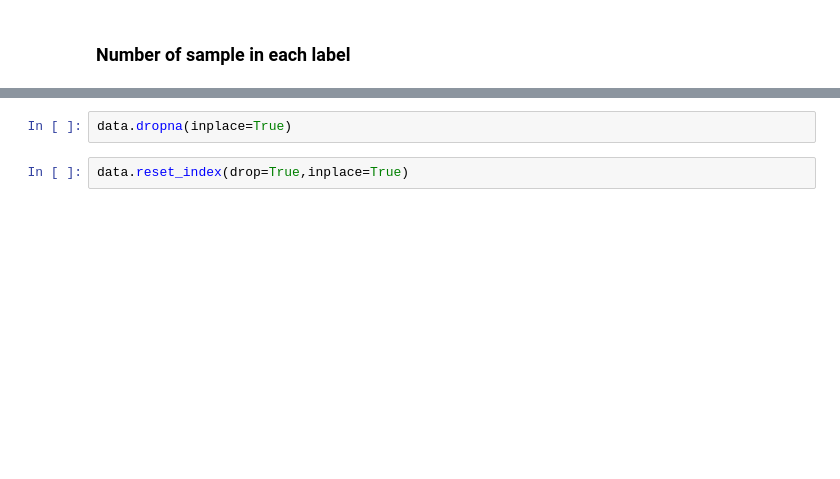
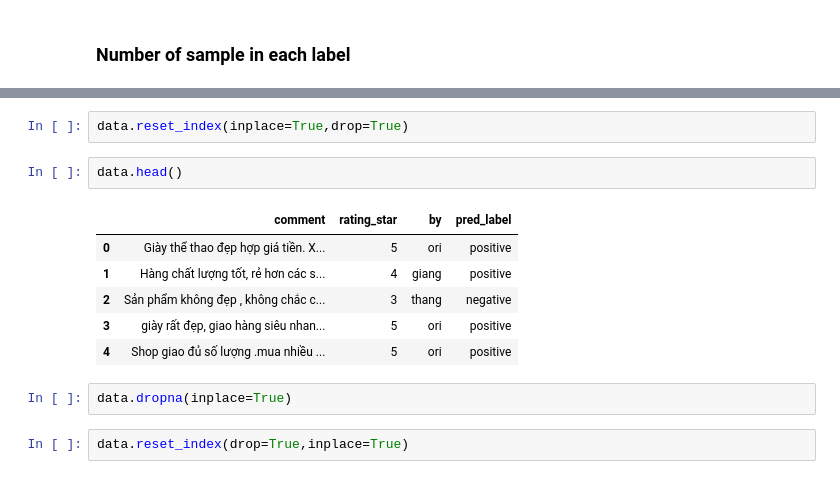
Before and after one commit to daominhkhanh20/WebMiningProject, a Jupyter notebook: EDA/eda.ipynb, the cells around one changed output, grey strips where cells are left out. Cells and saved outputs as stored; diff of their text form; blank space fills up the shorter version.

```diff
--- a/EDA/eda.ipynb
+++ b/EDA/eda.ipynb
@@ -18,3 +23,14 @@ data = data[data['rating_star'].isin([1, 2, 3])]
+# %%
+data.reset_index(inplace=True,drop=True)
+# %%
+data.head()
+# %% [output]
+|  | comment | rating_star | by | pred_label |
+| 0 | Giày thể thao đẹp hợp giá tiền. X... | 5 | ori | positive |
+| 1 | Hàng chất lượng tốt, rẻ hơn các s... | 4 | giang | positive |
+| 2 | Sản phẩm không đẹp , không chắc c... | 3 | thang | negative |
+| 3 | giày rất đẹp, giao hàng siêu nhan... | 5 | ori | positive |
+| 4 | Shop giao đủ số lượng .mua nhiều ... | 5 | ori | positive |
 # %%
 data.dropna(inplace=True)
 # %%
```
Also changed, not shown: parts of 15 cells of this notebook, 25 other files.
